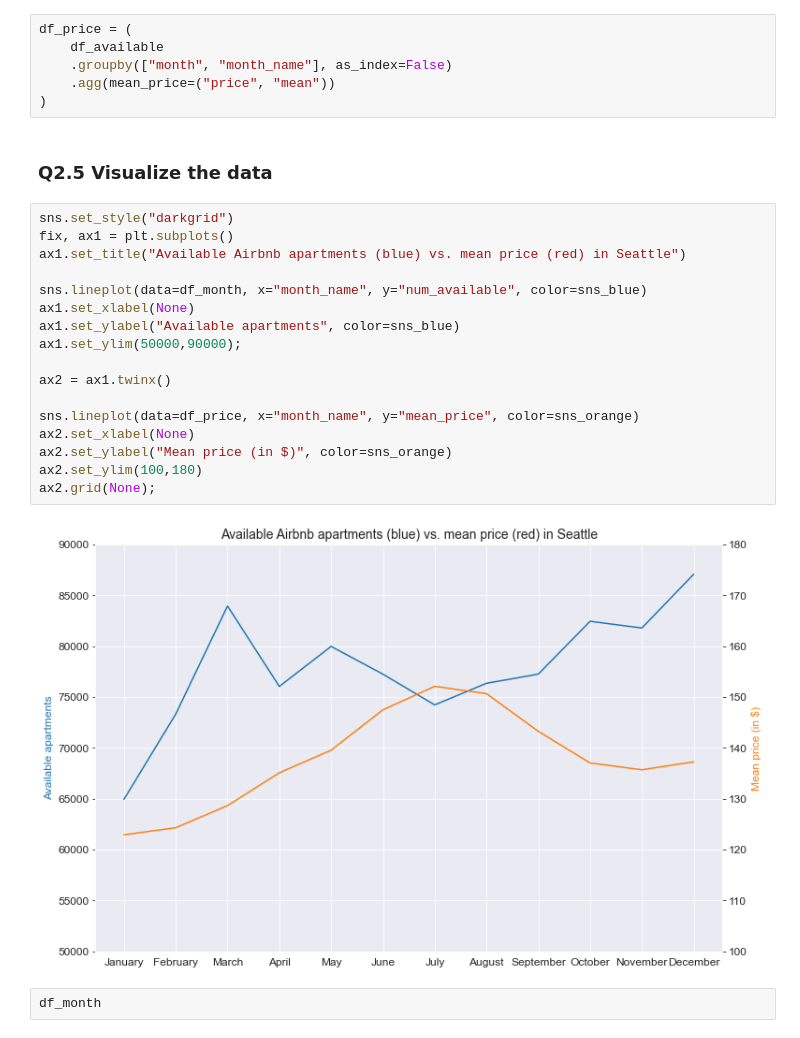
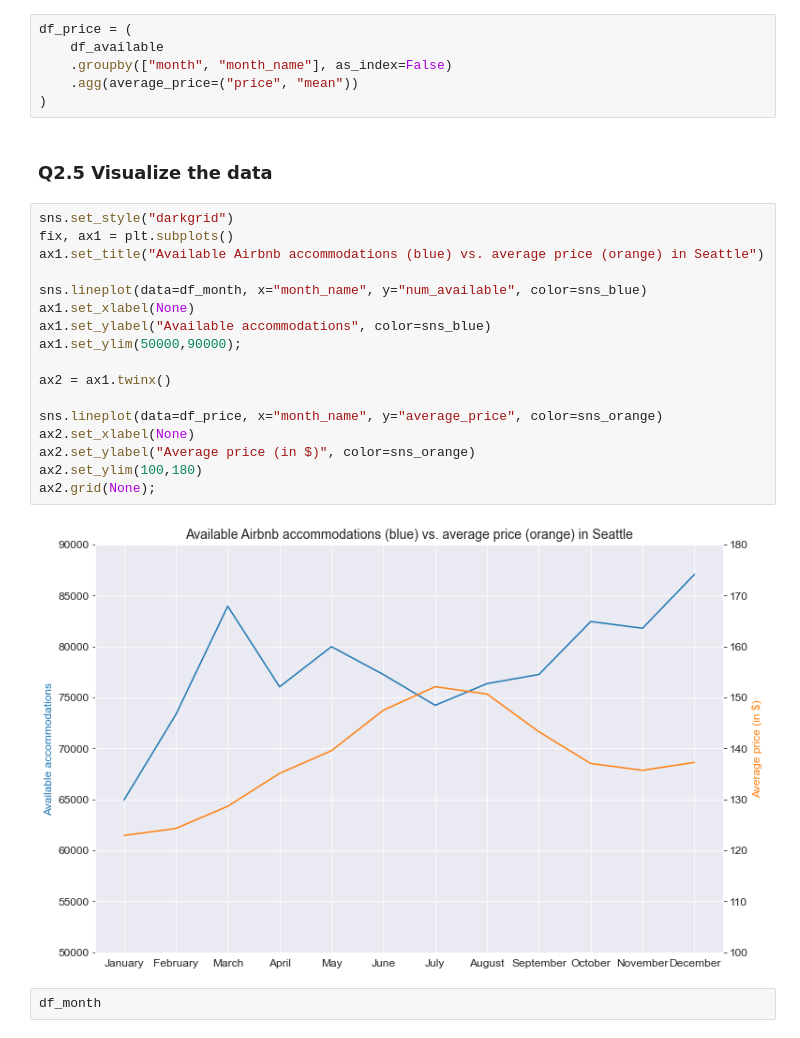
Before and after one commit to diangamichael/pythontest, a Jupyter notebook: airbnb.ipynb, the cells around one changed output. Cells and saved outputs as stored; diff of their text form.

```diff
--- a/airbnb.ipynb
+++ b/airbnb.ipynb
@@ -278,29 +281,29 @@ df_month["num_available_vs_mean"] = df_month["num_available"] / df_month["num_av
 df_price = (
     df_available
     .groupby(["month", "month_name"], as_index=False)
-    .agg(mean_price=("price", "mean"))
+    .agg(average_price=("price", "mean"))
 )
 # %% [markdown]
 ### Q2.5 Visualize the data
 # %%
 sns.set_style("darkgrid")
 fix, ax1 = plt.subplots()
-ax1.set_title("Available Airbnb apartments (blue) vs. mean price (red) in Seattle")
+ax1.set_title("Available Airbnb accommodations (blue) vs. average price (orange) in Seattle")
 
 sns.lineplot(data=df_month, x="month_name", y="num_available", color=sns_blue)
 ax1.set_xlabel(None)
-ax1.set_ylabel("Available apartments", color=sns_blue)
+ax1.set_ylabel("Available accommodations", color=sns_blue)
 ax1.set_ylim(50000,90000);
 
 ax2 = ax1.twinx()
 
-sns.lineplot(data=df_price, x="month_name", y="mean_price", color=sns_orange)
+sns.lineplot(data=df_price, x="month_name", y="average_price", color=sns_orange)
 ax2.set_xlabel(None)
-ax2.set_ylabel("Mean price (in $)", color=sns_orange)
+ax2.set_ylabel("Average price (in $)", color=sns_orange)
 ax2.set_ylim(100,180)
 ax2.grid(None);
 # %% [output]
-[figure, old version]
+[figure, new version]
 # %%
 df_month
 # %% [output]
```
Also changed, not shown: parts of 9 cells of this notebook, 1 other file.
